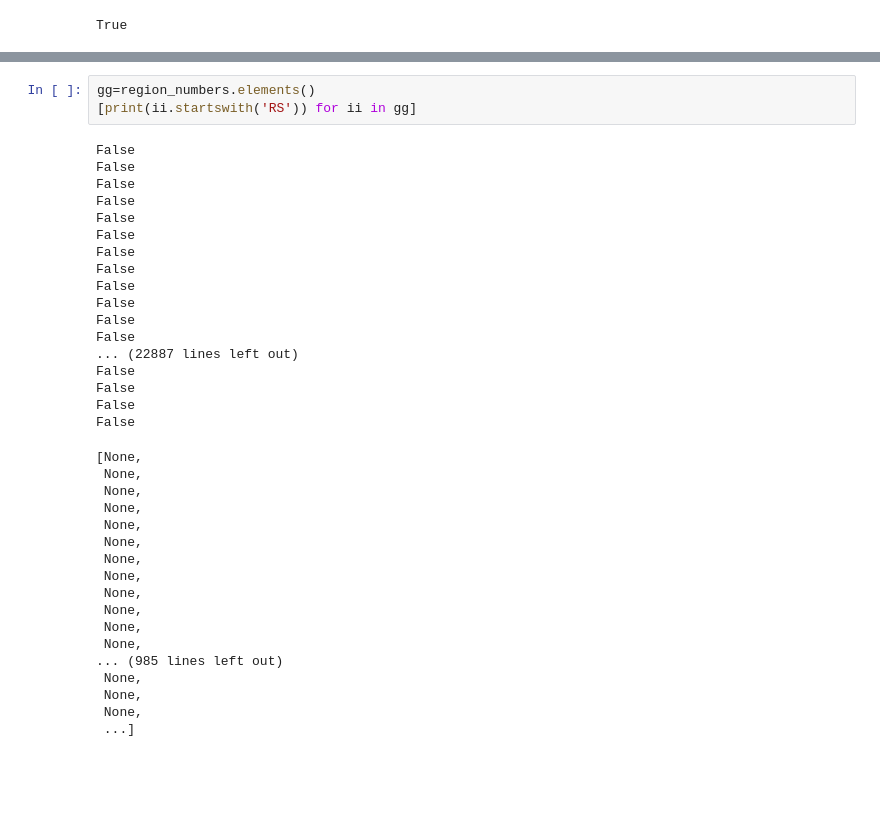
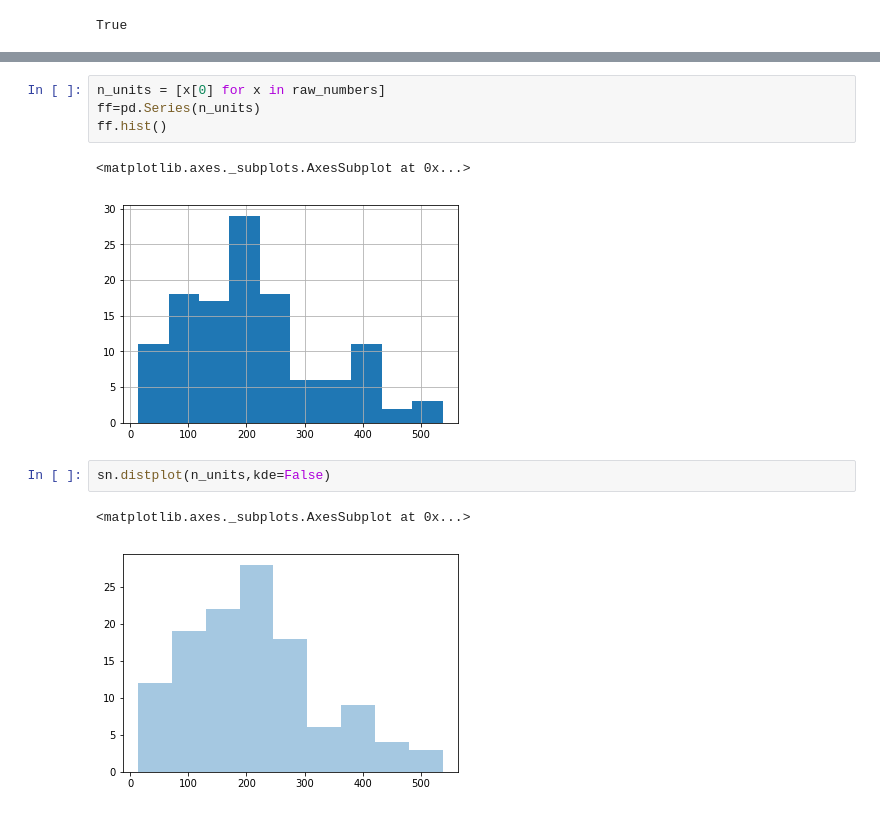
Before and after one commit to GiocomoLab/AlexA_Library, a Jupyter notebook: NP_python/cell_counter.ipynb, the cells around one changed output, grey strips where cells are left out. Drawn from its saved outputs; the diff is of its cells as text; blank space fills up the shorter version.

```diff
--- a/NP_python/cell_counter.ipynb
+++ b/NP_python/cell_counter.ipynb
@@ -112,38 +136,12 @@ ff.value_counts()[:5].plot('barh')
-# %%
-gg=region_numbers.elements()
-[print(ii.startswith('RS')) for ii in gg]
-# %% [output]
-False
-False
-False
-False
-False
-False
-False
-False
-False
-False
-False
-False
-... (22887 lines left out)
-False
-False
-False
-False
-[None,
- None,
- None,
- None,
- None,
- None,
- None,
- None,
- None,
- None,
- None,
- None,
-... (985 lines left out)
- None,
- None,
- None,
- ...]
+# %%
+n_units = [x[0] for x in raw_numbers]
+ff=pd.Series(n_units)
+ff.hist()
+# %% [output]
+<matplotlib.axes._subplots.AxesSubplot at 0x...>
+[figure, added]
+# %%
+sn.distplot(n_units,kde=False)
+# %% [output]
+<matplotlib.axes._subplots.AxesSubplot at 0x...>
+[figure, added]
```
Also changed, not shown: parts of 12 cells of this notebook, 9 other files.
